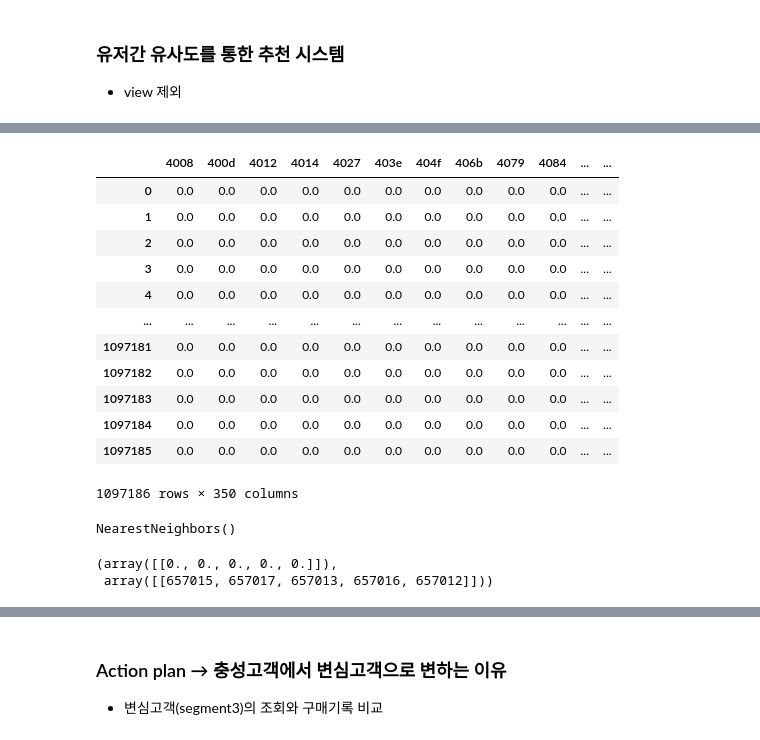
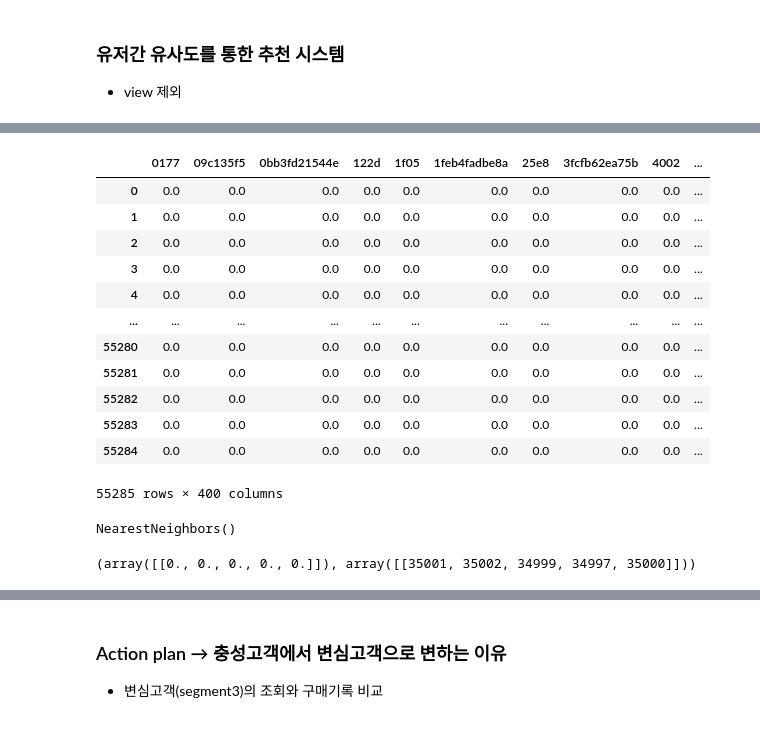
Before and after one commit to jiyoungemma/User-Log-data-analytics, a Jupyter notebook: ecommerce_user_log.ipynb, the cells around one changed output, grey strips where cells are left out. Cells and saved outputs as stored; diff of their text form; code cells hidden in the pictures.

```diff
--- a/ecommerce_user_log.ipynb
+++ b/ecommerce_user_log.ipynb
@@ -1528,11 +1556,11 @@ Name: 8, dtype: object
 # %%
 user = pd.read_csv("/content/drive/MyDrive/df.csv")
 # %%
-user_elec = user.loc[user['main_category'] == 'electronics']
+user_com = user.loc[(user['main_category'] == 'computers')]
 # %%
-user_elec = user_elec.drop(columns = 'Unnamed: 0')
+user_com = user_com.drop(columns = 'Unnamed: 0')
 # %%
-user_elec = user_elec.loc[~(user_elec['event_type'] == 'view')]
-user_elec.head()
+user_com = user_com.loc[~(user_com['event_type'] == 'view')]
+user_com.head()
 # %% [output]
 |  | event_time | event_type | product_id | category_id | category_code | brand | price | user_id | ... |
@@ -1544,24 +1572,26 @@ user_elec.head()
+# %%
+user_com = user_com.reset_index(drop=True)
 # %%
-tfidf = TfidfVectorizer(stop_words='english', max_features=350)
+tfidf_com = TfidfVectorizer(stop_words='english', max_features=400)
 
 # Fit 후 dtm을 만듭니다.(문서, 단어마다 tf-idf 값을 계산합니다)
-dtm_user = tfidf.fit_transform(user_elec['user_session'])
+dtm_user = tfidf_com.fit_transform(user_com['user_session'])
 
-dtm_user = pd.DataFrame(dtm_user.todense(), columns=tfidf.get_feature_names())
+dtm_user = pd.DataFrame(dtm_user.todense(), columns=tfidf_com.get_feature_names_out())
 dtm_user
 # %% [output]
-|  | 4008 | 400d | 4012 | 4014 | 4027 | 403e | 404f | 406b | 4079 | 4084 | ... | ... |
-| 0 | 0.0 | 0.0 | 0.0 | 0.0 | 0.0 | 0.0 | 0.0 | 0.0 | 0.0 | 0.0 | ... | ... |
-| 1 | 0.0 | 0.0 | 0.0 | 0.0 | 0.0 | 0.0 | 0.0 | 0.0 | 0.0 | 0.0 | ... | ... |
-| 2 | 0.0 | 0.0 | 0.0 | 0.0 | 0.0 | 0.0 | 0.0 | 0.0 | 0.0 | 0.0 | ... | ... |
-| 3 | 0.0 | 0.0 | 0.0 | 0.0 | 0.0 | 0.0 | 0.0 | 0.0 | 0.0 | 0.0 | ... | ... |
-| 4 | 0.0 | 0.0 | 0.0 | 0.0 | 0.0 | 0.0 | 0.0 | 0.0 | 0.0 | 0.0 | ... | ... |
-| ... | ... | ... | ... | ... | ... | ... | ... | ... | ... | ... | ... | ... |
-| 1097181 | 0.0 | 0.0 | 0.0 | 0.0 | 0.0 | 0.0 | 0.0 | 0.0 | 0.0 | 0.0 | ... | ... |
-| 1097182 | 0.0 | 0.0 | 0.0 | 0.0 | 0.0 | 0.0 | 0.0 | 0.0 | 0.0 | 0.0 | ... | ... |
-| 1097183 | 0.0 | 0.0 | 0.0 | 0.0 | 0.0 | 0.0 | 0.0 | 0.0 | 0.0 | 0.0 | ... | ... |
-| 1097184 | 0.0 | 0.0 | 0.0 | 0.0 | 0.0 | 0.0 | 0.0 | 0.0 | 0.0 | 0.0 | ... | ... |
-| 1097185 | 0.0 | 0.0 | 0.0 | 0.0 | 0.0 | 0.0 | 0.0 | 0.0 | 0.0 | 0.0 | ... | ... |
+|  | 0177 | 09c135f5 | 0bb3fd21544e | 122d | 1f05 | 1feb4fadbe8a | 25e8 | 3fcfb62ea75b | 4002 | ... |
+| 0 | 0.0 | 0.0 | 0.0 | 0.0 | 0.0 | 0.0 | 0.0 | 0.0 | 0.0 | ... |
+| 1 | 0.0 | 0.0 | 0.0 | 0.0 | 0.0 | 0.0 | 0.0 | 0.0 | 0.0 | ... |
+| 2 | 0.0 | 0.0 | 0.0 | 0.0 | 0.0 | 0.0 | 0.0 | 0.0 | 0.0 | ... |
+| 3 | 0.0 | 0.0 | 0.0 | 0.0 | 0.0 | 0.0 | 0.0 | 0.0 | 0.0 | ... |
+| 4 | 0.0 | 0.0 | 0.0 | 0.0 | 0.0 | 0.0 | 0.0 | 0.0 | 0.0 | ... |
+| ... | ... | ... | ... | ... | ... | ... | ... | ... | ... | ... |
+| 55280 | 0.0 | 0.0 | 0.0 | 0.0 | 0.0 | 0.0 | 0.0 | 0.0 | 0.0 | ... |
+| 55281 | 0.0 | 0.0 | 0.0 | 0.0 | 0.0 | 0.0 | 0.0 | 0.0 | 0.0 | ... |
+| 55282 | 0.0 | 0.0 | 0.0 | 0.0 | 0.0 | 0.0 | 0.0 | 0.0 | 0.0 | ... |
+| 55283 | 0.0 | 0.0 | 0.0 | 0.0 | 0.0 | 0.0 | 0.0 | 0.0 | 0.0 | ... |
+| 55284 | 0.0 | 0.0 | 0.0 | 0.0 | 0.0 | 0.0 | 0.0 | 0.0 | 0.0 | ... |
-1097186 rows × 350 columns
+55285 rows × 400 columns
 # %%
 nn = NearestNeighbors(n_neighbors=5)
@@ -1569,7 +1599,6 @@ nn.fit(dtm_user)
 # %% [output]
 NearestNeighbors()
 # %%
-nn.kneighbors([dtm_user.iloc[100]])
+nn.kneighbors([dtm_user.iloc[912]])
 # %% [output]
-(array([[0., 0., 0., 0., 0.]]),
- array([[657015, 657017, 657013, 657016, 657012]]))
+(array([[0., 0., 0., 0., 0.]]), array([[35001, 35002, 34999, 34997, 35000]]))
```
Also changed, not shown: parts of 113 cells of this notebook.
